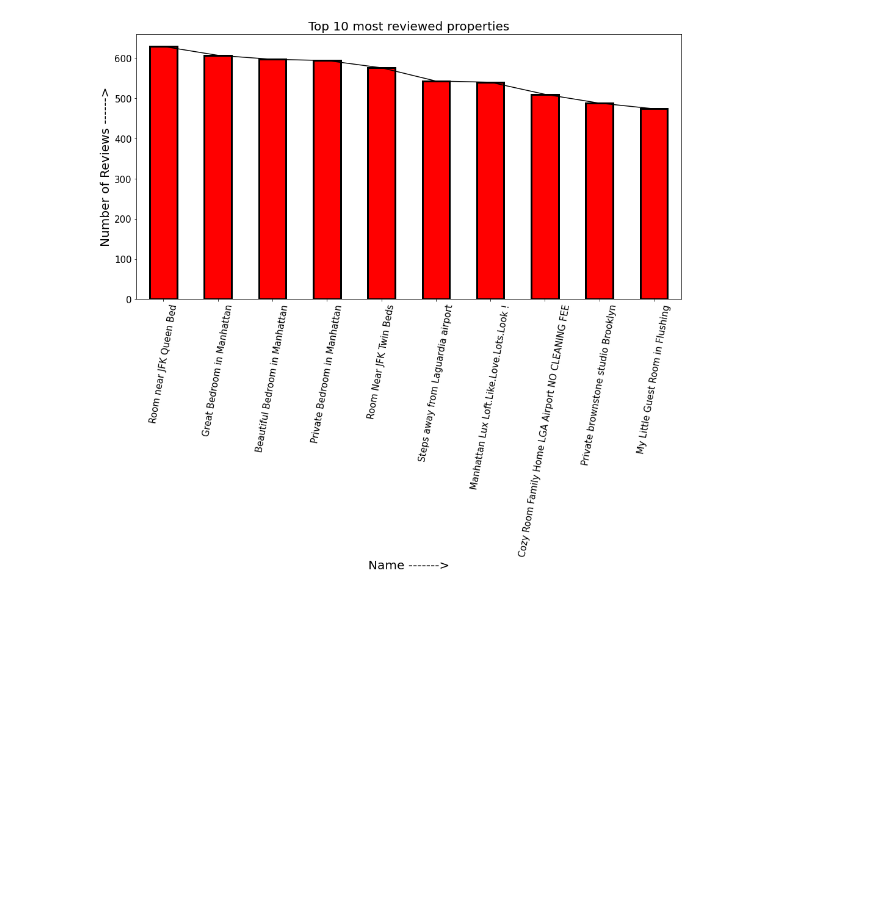
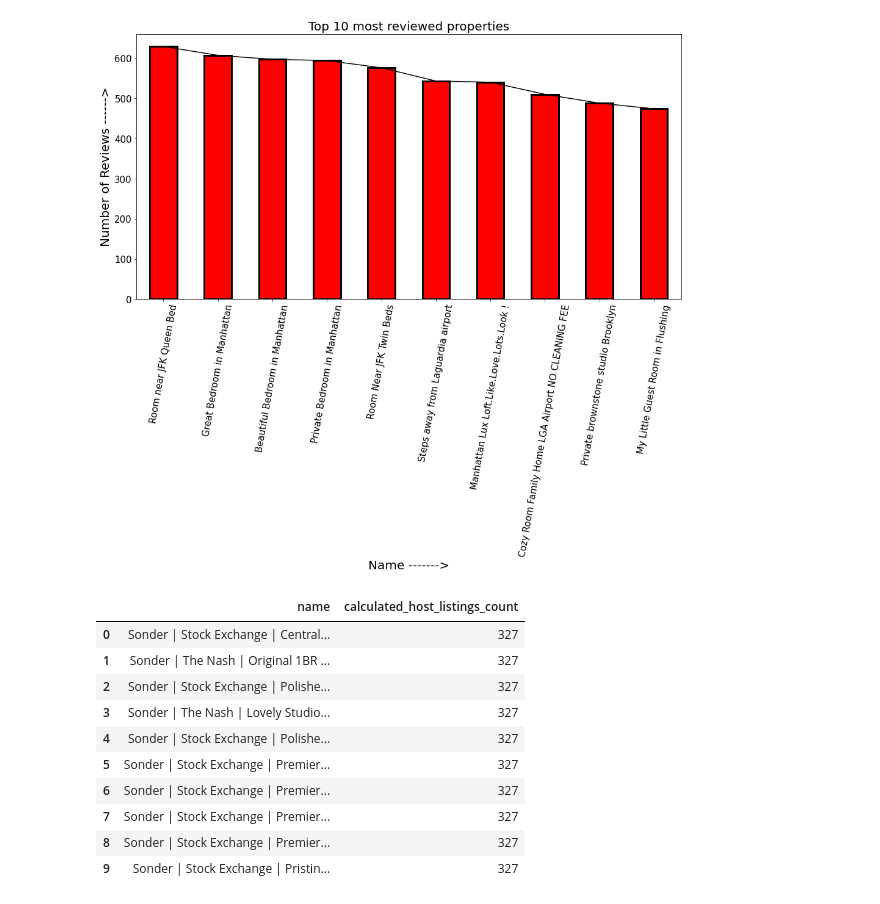
Before and after one commit to amol004/Airbnb-booking-analysis, a Jupyter notebook: Airbnb_bookings_analysis.ipynb, the cells around one changed output. Saved outputs shown, nothing was run; the diff lists cells and outputs as text; code cells hidden in the pictures; blank space fills up the shorter version.

```diff
--- a/Airbnb_bookings_analysis.ipynb
+++ b/Airbnb_bookings_analysis.ipynb
@@ -304,3 +304,19 @@ plt.ylabel('Number of Reviews ------>',fontsize=20) # y axis label
 plt.xticks(rotation=80); # x axis labels rotation
 # %% [output]
 [figure]
+# %%
+# Top 10 most visited properties by users
+hh=airbnb_df.groupby('name')['calculated_host_listings_count'].max().sort_values(ascending=False).head(10).reset_index()
+hh
+# %% [output]
+|  | name | calculated_host_listings_count |
+| 0 | Sonder | Stock Exchange | Central... | 327 |
+| 1 | Sonder | The Nash | Original 1BR ... | 327 |
+| 2 | Sonder | Stock Exchange | Polishe... | 327 |
+| 3 | Sonder | The Nash | Lovely Studio... | 327 |
+| 4 | Sonder | Stock Exchange | Polishe... | 327 |
+| 5 | Sonder | Stock Exchange | Premier... | 327 |
+| 6 | Sonder | Stock Exchange | Premier... | 327 |
+| 7 | Sonder | Stock Exchange | Premier... | 327 |
+| 8 | Sonder | Stock Exchange | Premier... | 327 |
+| 9 | Sonder | Stock Exchange | Pristin... | 327 |
```
Also changed, not shown: parts of 1 cell of this notebook.
